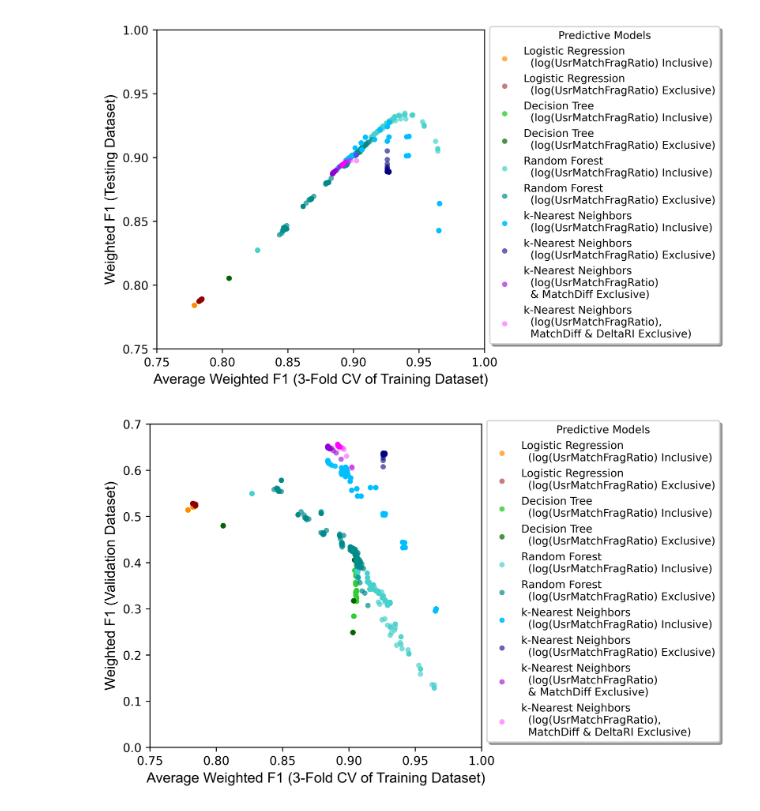
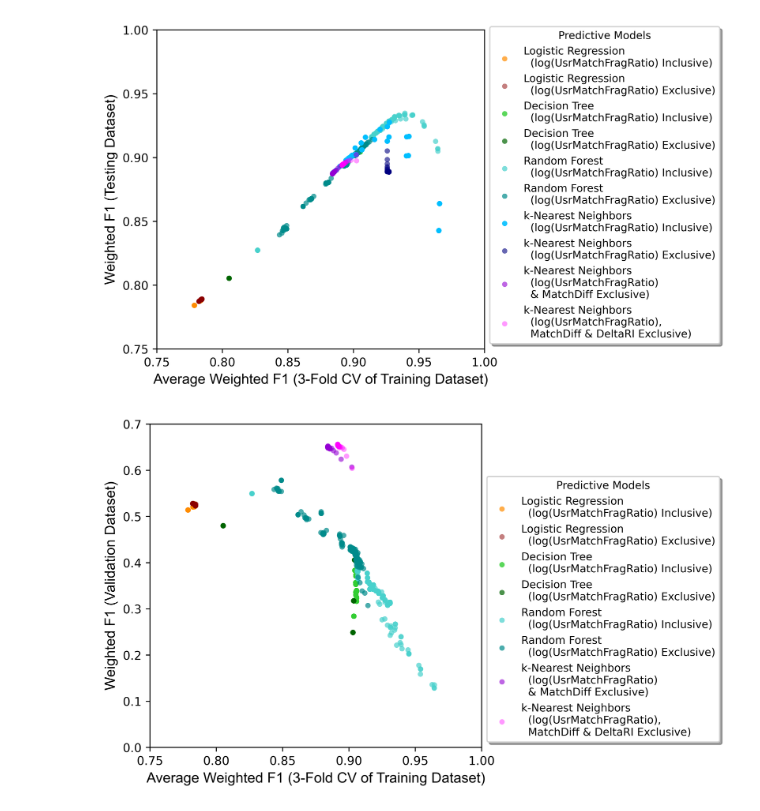
Before and after one commit to TommyNHL/exposomeProjUvA, a Jupyter notebook: 7_Modeling4RealSample/K_Plot4ModelFeatureSelection.ipynb, the cells around one changed output. Saved outputs shown, nothing was run; the diff lists cells and outputs as text; code cells hidden in the pictures.

Commit message:
7_K_Plot4ModelFeatureSelection.ipynb

```diff
--- a/7_Modeling4RealSample/K_Plot4ModelFeatureSelection.ipynb
+++ b/7_Modeling4RealSample/K_Plot4ModelFeatureSelection.ipynb
@@ -307,33 +307,33 @@ count_start = 0
 count_end = 150
 ax.scatter(a3[count_start:count_end], c3[count_start:count_end], s=20, label="Random Forest \n  (log(UsrMatchFragRatio) Exclusive)", c="darkcyan", alpha=0.7, lw=0)
 
 
 c_dict4 = {"k-Nearest Neighbors (log(UsrMatchFragRatio) Inclusive)": 'deepskyblue', "k-Nearest Neighbors (log(UsrMatchFragRatio) Exclusive)": 'navy'}
-count_start = 0
+"""count_start = 0
 count_end = 371
 ax.scatter(x4[count_start:count_end], z4[count_start:count_end], s=20, label="k-Nearest Neighbors \n  (log(UsrMatchFragRatio) Inclusive)", c="deepskyblue", alpha=0.9, lw=0)
 count_start = 0
 count_end = 26
-ax.scatter(x4[count_start:count_end], c4[count_start:count_end], s=20, label="k-Nearest Neighbors \n  (log(UsrMatchFragRatio) Exclusive)", c="navy", alpha=0.6, lw=0)
+ax.scatter(x4[count_start:count_end], c4[count_start:count_end], s=20, label="k-Nearest Neighbors \n  (log(UsrMatchFragRatio) Exclusive)", c="navy", alpha=0.6, lw=0)"""
 count_start = 0
 count_end = 31
 ax.scatter(d4[count_start:count_end], f4[count_start:count_end], s=20, label="k-Nearest Neighbors \n  (log(UsrMatchFragRatio) \n  & MatchDiff Exclusive)", c="darkviolet", alpha=0.6, lw=0)
 count_start = 0
 count_end = 31
 ax.scatter(i4[count_start:count_end], k4[count_start:count_end], s=20, label="k-Nearest Neighbors \n  (log(UsrMatchFragRatio), \n  MatchDiff & DeltaRI Exclusive)", c="magenta", alpha=0.4, lw=0)
 
 
 plt.xlabel("Average Weighted F1 (3-Fold CV of Training Dataset)", fontproperties='Arial', fontsize=12)
 plt.ylabel("Weighted F1 (Validation Dataset)", fontproperties='Arial', fontsize=12)
 
 plt.xlim(0.75, 1.00)
 plt.ylim(0, 0.70)
 
 ax.legend(loc="lower left", title="Predictive Models", title_fontsize=9, fontsize=9,
           bbox_to_anchor=(1, 0), ncol=1, fancybox=True, shadow=True)
 
 #plt.show()
 plt.savefig(r"F:\UvA\F\UvA\app\updated4pest_8paraVS7para.jpg", bbox_inches='tight')
 #plt.close()
 # %% [output]
-[figure, old version]
+[figure, new version]
```
Also changed, not shown: parts of 1 cell of this notebook.
